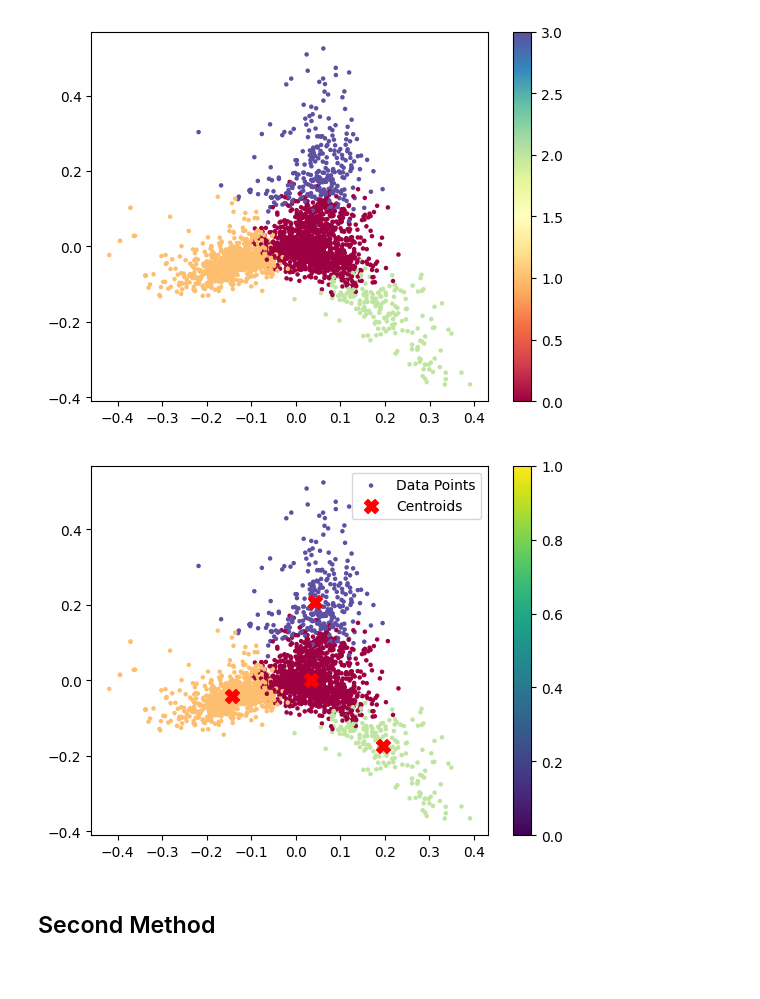
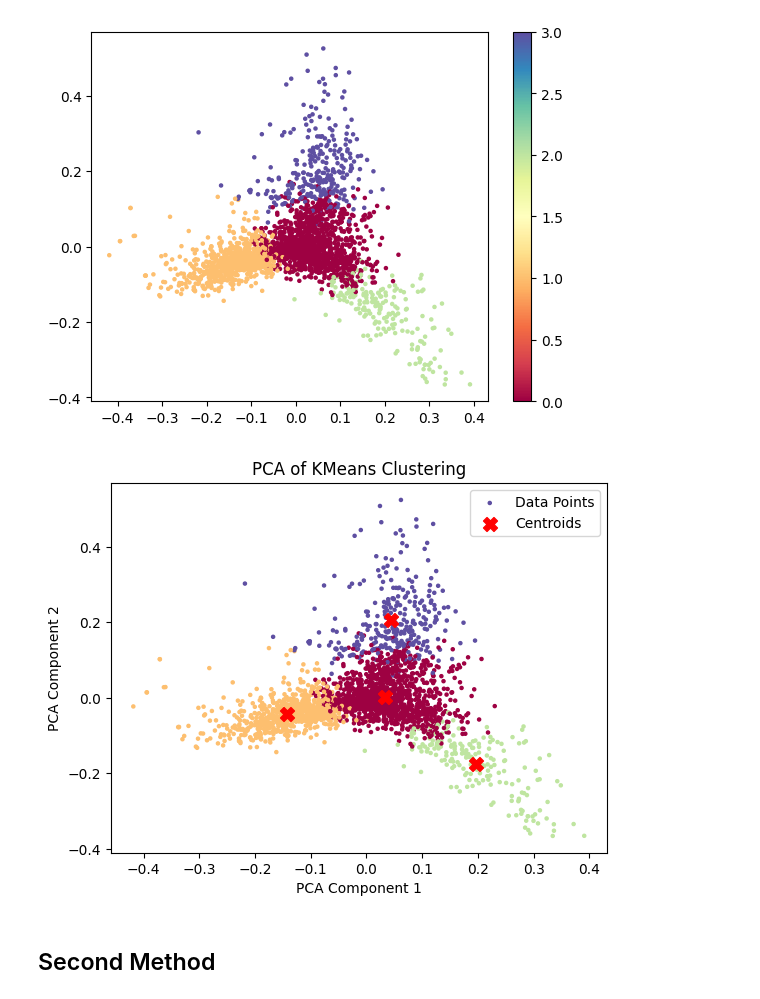
Before and after one commit to IsraaAbdelghany9/Text_Clustering_and_Analysis_Project, a Jupyter notebook: Full_project_in1Notebook/Full_Project_Notebook.ipynb, the cells around one changed output. Cells and saved outputs as stored; diff of their text form; code cells hidden in the pictures; blank space fills up the shorter version.

```diff
--- a/Full_project_in1Notebook/Full_Project_Notebook.ipynb
+++ b/Full_project_in1Notebook/Full_Project_Notebook.ipynb
@@ -332,27 +330,29 @@ plt.show()
 # %% [output]
 [figure]
 # %%
-from sklearn.decomposition import PCA
-import matplotlib.pyplot as plt
+
 
 # Apply PCA to reduce dimensions to 2D
 pca = PCA(n_components=2)
 X_embedded = pca.fit_transform(X_normalized.toarray())  # Convert sparse to dense if needed
 
 # Transform centroids using PCA
 centroids_embedded = pca.transform(model.cluster_centers_)
 
 # Scatter plot of PCA result
 plt.scatter(X_embedded[:, 0], X_embedded[:, 1], c=model.labels_, cmap='Spectral', s=5, label="Data Points")
 
 # Plot centroids
 plt.scatter(centroids_embedded[:, 0], centroids_embedded[:, 1], c='red', marker='X', s=100, label="Centroids")
 
-plt.colorbar()
+
+plt.title("PCA of KMeans Clustering")
+plt.xlabel("PCA Component 1")
+plt.ylabel("PCA Component 2")
 plt.legend()
 plt.show()
 # %% [output]
-[figure, old version]
+[figure, new version]
 # %% [markdown]
 ## Second Method
 # %%
```
Also changed, not shown: parts of 4 cells of this notebook.
